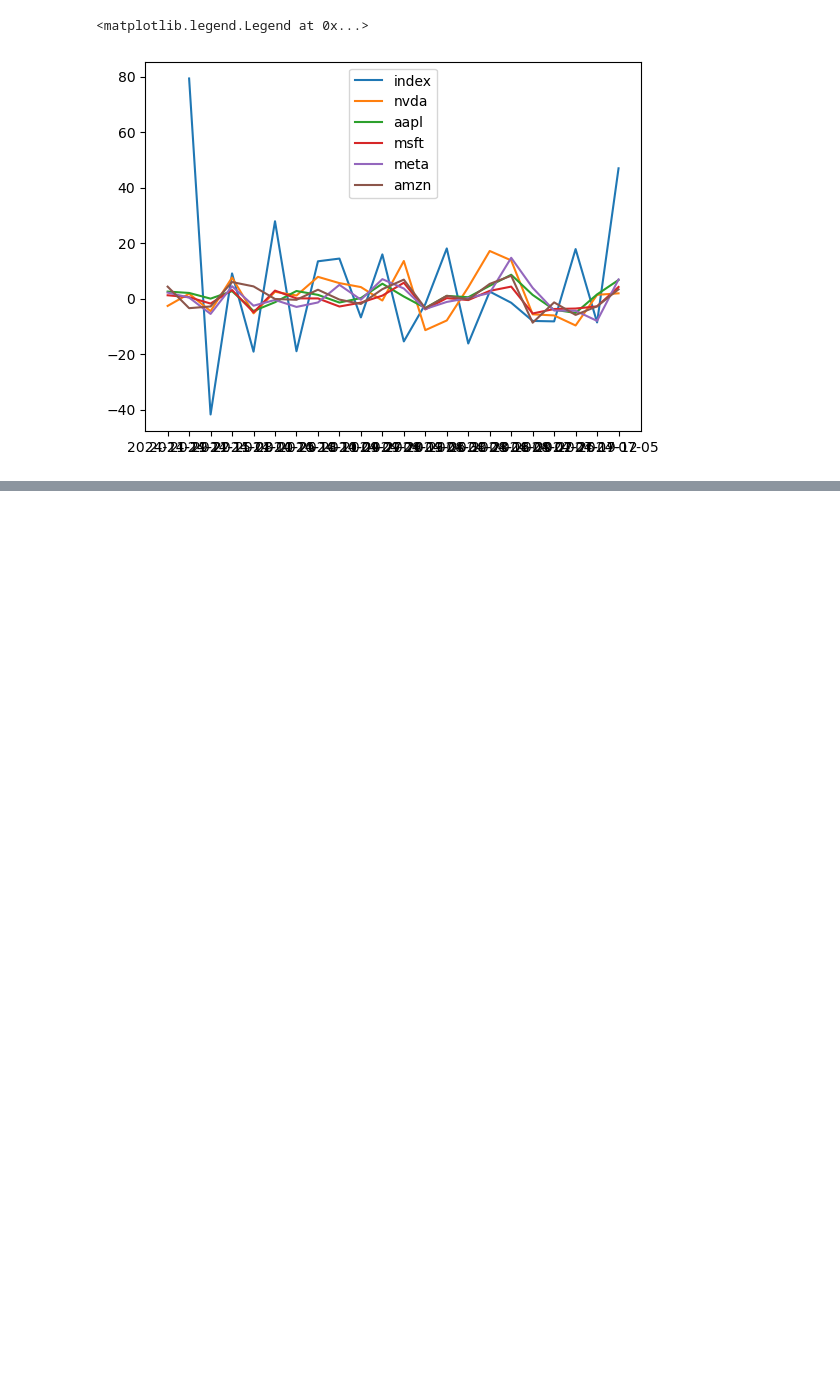
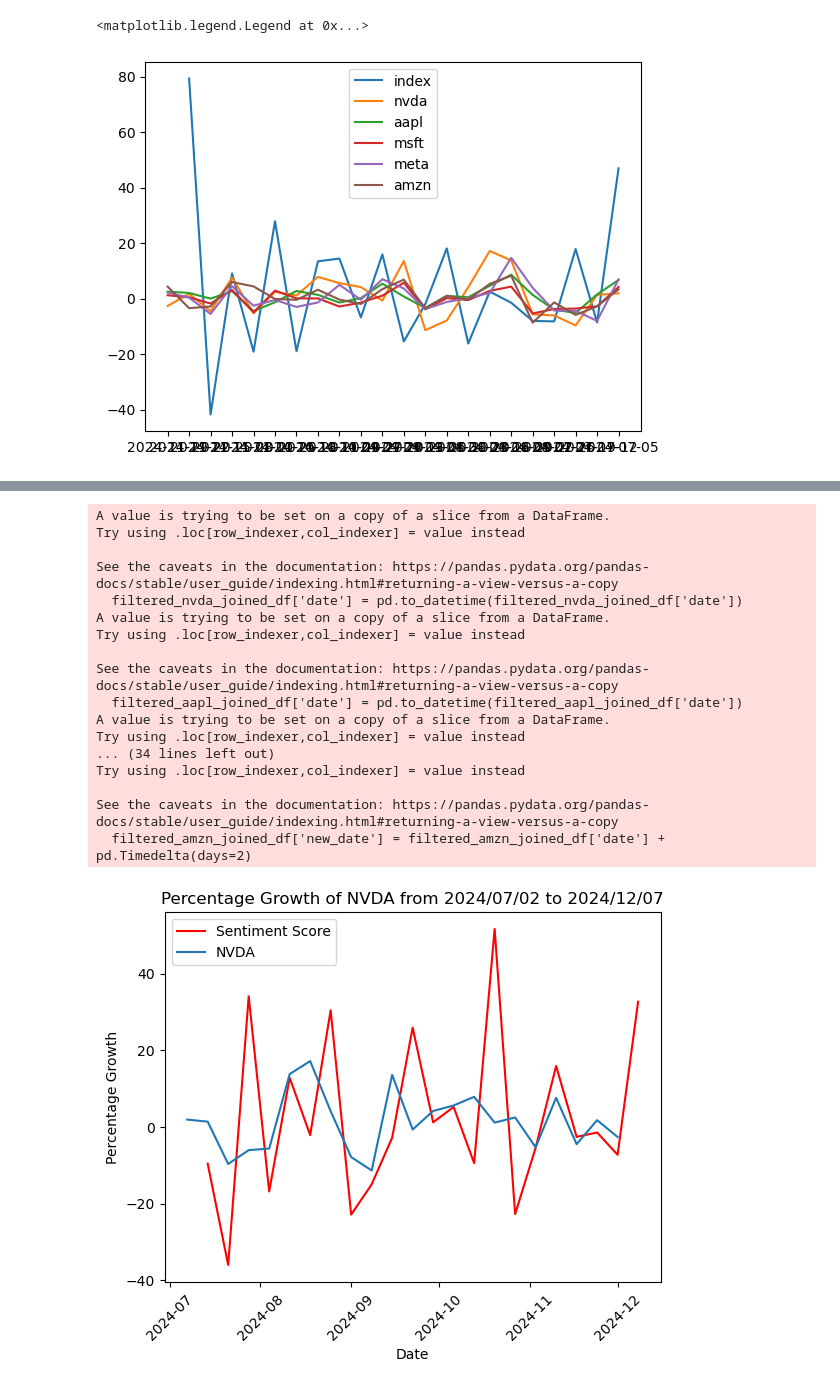
Before and after one commit to nicklo0531/si206_final_project, a Jupyter notebook: FINAL/visualization.ipynb, the cells around one changed output, grey strips where cells are left out. Drawn from its saved outputs; the diff is of its cells as text; code cells hidden in the pictures; blank space fills up the shorter version.

```diff
--- a/FINAL/visualization.ipynb
+++ b/FINAL/visualization.ipynb
@@ -145,0 +144,52 @@ graph_index_stock('AAPL')
+# %%
+# VISUALIZATION 2
+sentiment_df
+sentiment_df['date'] = pd.to_datetime(sentiment_df['date'])
+sentiment_df_grouped_mean = pd.DataFrame(sentiment_df.groupby(pd.Grouper(key='date', freq='W'))['sentiment_score'].mean())
+sentiment_df_grouped_mean['percentage_growth_sentiment'] = sentiment_df_grouped_mean['sentiment_score'].pct_change() * 100
+sentiment_df_grouped_mean.reset_index(inplace=True)
+
+filtered_nvda_joined_df['date'] = pd.to_datetime(filtered_nvda_joined_df['date'])
+filtered_aapl_joined_df['date'] = pd.to_datetime(filtered_aapl_joined_df['date'])
+filtered_msft_joined_df['date'] = pd.to_datetime(filtered_msft_joined_df['date'])
+filtered_meta_joined_df['date'] = pd.to_datetime(filtered_meta_joined_df['date'])
+filtered_amzn_joined_df['date'] = pd.to_datetime(filtered_amzn_joined_df['date'])
+
+filtered_nvda_joined_df['new_date'] = filtered_nvda_joined_df['date'] + pd.Timedelta(days=2)
+filtered_aapl_joined_df['new_date'] = filtered_aapl_joined_df['date'] + pd.Timedelta(days=2)
+filtered_msft_joined_df['new_date'] = filtered_msft_joined_df['date'] + pd.Timedelta(days=2)
+filtered_meta_joined_df['new_date'] = filtered_meta_joined_df['date'] + pd.Timedelta(days=2)
+filtered_amzn_joined_df['new_date'] = filtered_amzn_joined_df['date'] + pd.Timedelta(days=2)
+
+
+# company_symbol: NVDA, AAPL, MSFT, META, AMZN
+def graph_index_stock(company_symbol):
+    if company_symbol in df_dict:
+        df = df_dict[company_symbol]
+        plt.plot(sentiment_df_grouped_mean['date'], sentiment_df_grouped_mean['percentage_growth_sentiment'], color='red')
+        plt.plot(df['new_date'], df['percentage_growth_stock'])
+        plt.legend(['Sentiment Score', company_symbol])
+        plt.xticks(rotation=45)
+        plt.title("Percentage Growth of " + company_symbol + " from 2024/07/02 to 2024/12/07")
+        plt.xlabel("Date")
+        plt.ylabel("Percentage Growth")
+graph_index_stock('NVDA')
+# %% [output]
+A value is trying to be set on a copy of a slice from a DataFrame.
+Try using .loc[row_indexer,col_indexer] = value instead
+
+See the caveats in the documentation: https://pandas.pydata.org/pandas-docs/stable/user_guide/indexing.html#returning-a-view-versus-a-copy
+  filtered_nvda_joined_df['date'] = pd.to_datetime(filtered_nvda_joined_df['date'])
+A value is trying to be set on a copy of a slice from a DataFrame.
+Try using .loc[row_indexer,col_indexer] = value instead
+
+See the caveats in the documentation: https://pandas.pydata.org/pandas-docs/stable/user_guide/indexing.html#returning-a-view-versus-a-copy
+  filtered_aapl_joined_df['date'] = pd.to_datetime(filtered_aapl_joined_df['date'])
+A value is trying to be set on a copy of a slice from a DataFrame.
+Try using .loc[row_indexer,col_indexer] = value instead
+... (34 lines left out)
+Try using .loc[row_indexer,col_indexer] = value instead
+
+See the caveats in the documentation: https://pandas.pydata.org/pandas-docs/stable/user_guide/indexing.html#returning-a-view-versus-a-copy
+  filtered_amzn_joined_df['new_date'] = filtered_amzn_joined_df['date'] + pd.Timedelta(days=2)
+[figure, added]
```
Also changed, not shown: parts of 5 cells of this notebook.
